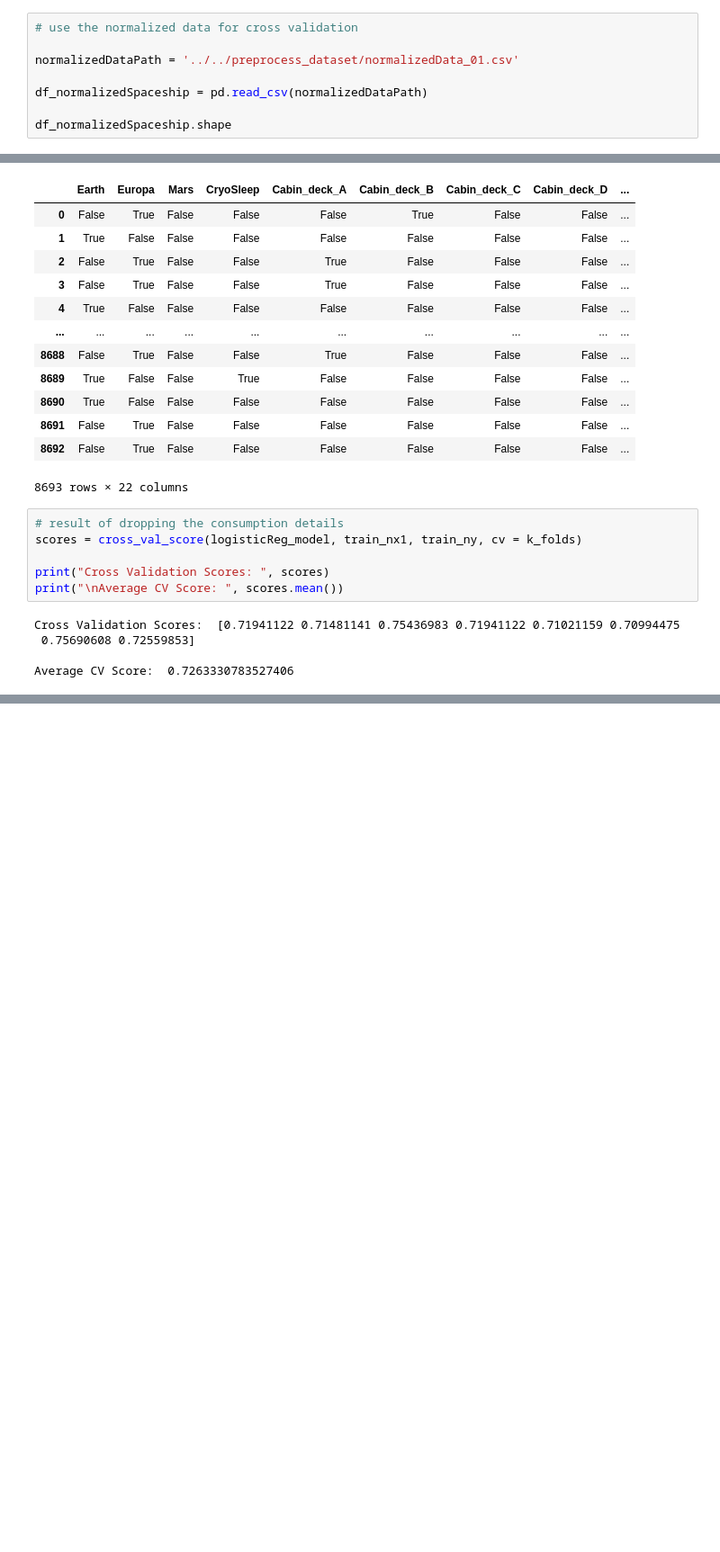
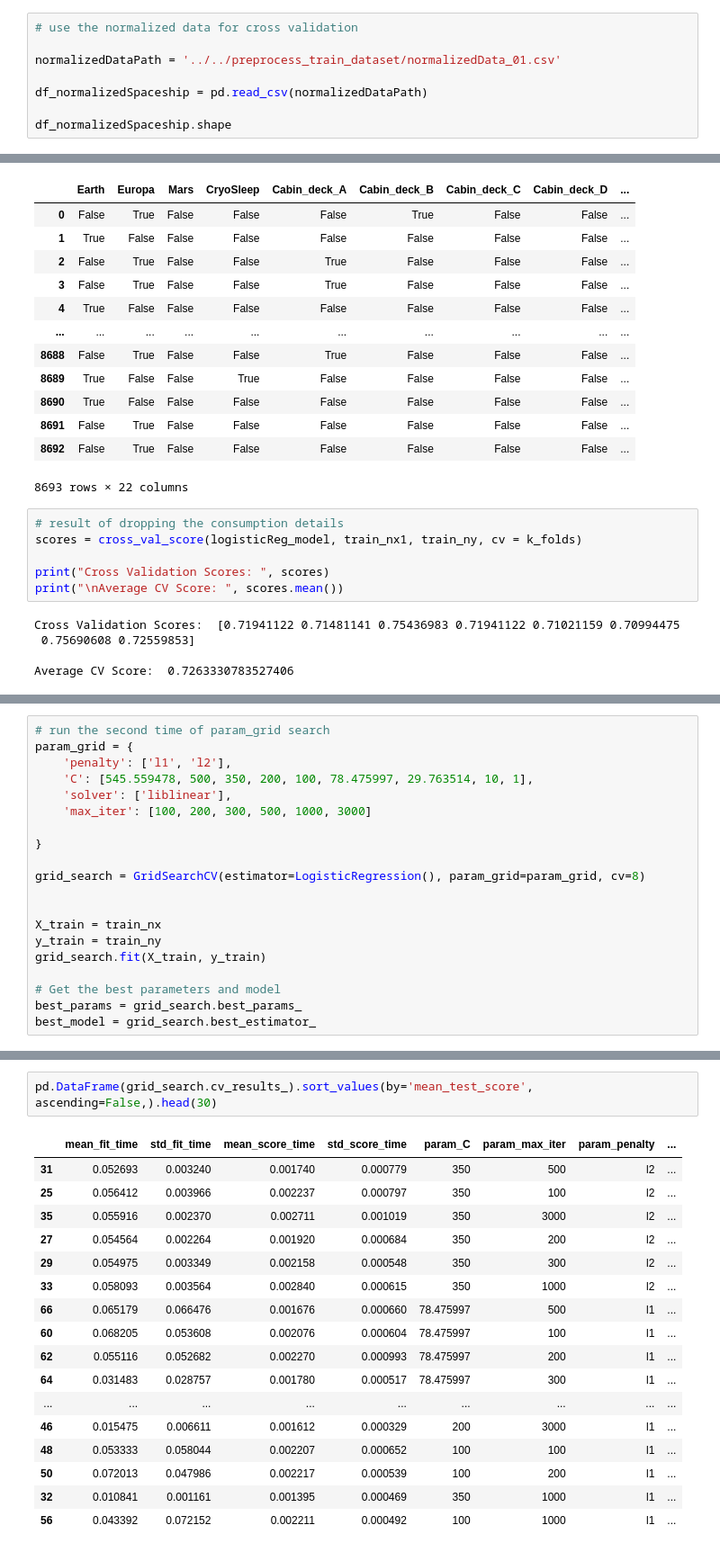
Before and after one commit to lucascheng24/Comp4433_spaceship-titanic, a Jupyter notebook: classifers/logisticRegression/LogisticReg_01.ipynb, the cells around one changed output, grey strips where cells are left out. Shown at 90% size. Cells and saved outputs as stored; diff of their text form; blank space fills up the shorter version.

```diff
--- a/classifers/logisticRegression/LogisticReg_01.ipynb
+++ b/classifers/logisticRegression/LogisticReg_01.ipynb
@@ -78,7 +83,7 @@ Average CV Score:  0.7272534651100144
 # %%
 # use the normalized data for cross validation
 
-normalizedDataPath = '../../preprocess_dataset/normalizedData_01.csv'
+normalizedDataPath = '../../preprocess_train_dataset/normalizedData_01.csv'
 
 df_normalizedSpaceship = pd.read_csv(normalizedDataPath)
 
@@ -146,0 +276,20 @@ Average CV Score:  0.7263330783527406
+# %%
+# run the second time of param_grid search
+param_grid = {
+    'penalty': ['l1', 'l2'],
+    'C': [545.559478, 500, 350, 200, 100, 78.475997, 29.763514, 10, 1],
+    'solver': ['liblinear'],
+    'max_iter': [100, 200, 300, 500, 1000, 3000]
+
+}
+
+grid_search = GridSearchCV(estimator=LogisticRegression(), param_grid=param_grid, cv=8)
+
+
+X_train = train_nx
+y_train = train_ny
+grid_search.fit(X_train, y_train)
+
+# Get the best parameters and model
+best_params = grid_search.best_params_
+best_model = grid_search.best_estimator_
@@ -146,0 +306,20 @@ Average CV Score:  0.7263330783527406
+# %%
+pd.DataFrame(grid_search.cv_results_).sort_values(by='mean_test_score', ascending=False,).head(30)
+# %% [output]
+|  | mean_fit_time | std_fit_time | mean_score_time | std_score_time | param_C | param_max_iter | param_penalty | ... |
+| 31 | 0.052693 | 0.003240 | 0.001740 | 0.000779 | 350 | 500 | l2 | ... |
+| 25 | 0.056412 | 0.003966 | 0.002237 | 0.000797 | 350 | 100 | l2 | ... |
+| 35 | 0.055916 | 0.002370 | 0.002711 | 0.001019 | 350 | 3000 | l2 | ... |
+| 27 | 0.054564 | 0.002264 | 0.001920 | 0.000684 | 350 | 200 | l2 | ... |
+| 29 | 0.054975 | 0.003349 | 0.002158 | 0.000548 | 350 | 300 | l2 | ... |
+| 33 | 0.058093 | 0.003564 | 0.002840 | 0.000615 | 350 | 1000 | l2 | ... |
+| 66 | 0.065179 | 0.066476 | 0.001676 | 0.000660 | 78.475997 | 500 | l1 | ... |
+| 60 | 0.068205 | 0.053608 | 0.002076 | 0.000604 | 78.475997 | 100 | l1 | ... |
+| 62 | 0.055116 | 0.052682 | 0.002270 | 0.000993 | 78.475997 | 200 | l1 | ... |
+| 64 | 0.031483 | 0.028757 | 0.001780 | 0.000517 | 78.475997 | 300 | l1 | ... |
+| ... | ... | ... | ... | ... | ... | ... | ... | ... |
+| 46 | 0.015475 | 0.006611 | 0.001612 | 0.000329 | 200 | 3000 | l1 | ... |
+| 48 | 0.053333 | 0.058044 | 0.002207 | 0.000652 | 100 | 100 | l1 | ... |
+| 50 | 0.072013 | 0.047986 | 0.002217 | 0.000539 | 100 | 200 | l1 | ... |
+| 32 | 0.010841 | 0.001161 | 0.001395 | 0.000469 | 350 | 1000 | l1 | ... |
+| 56 | 0.043392 | 0.072152 | 0.002211 | 0.000492 | 100 | 1000 | l1 | ... |
```
Also changed, not shown: parts of 20 cells of this notebook.
